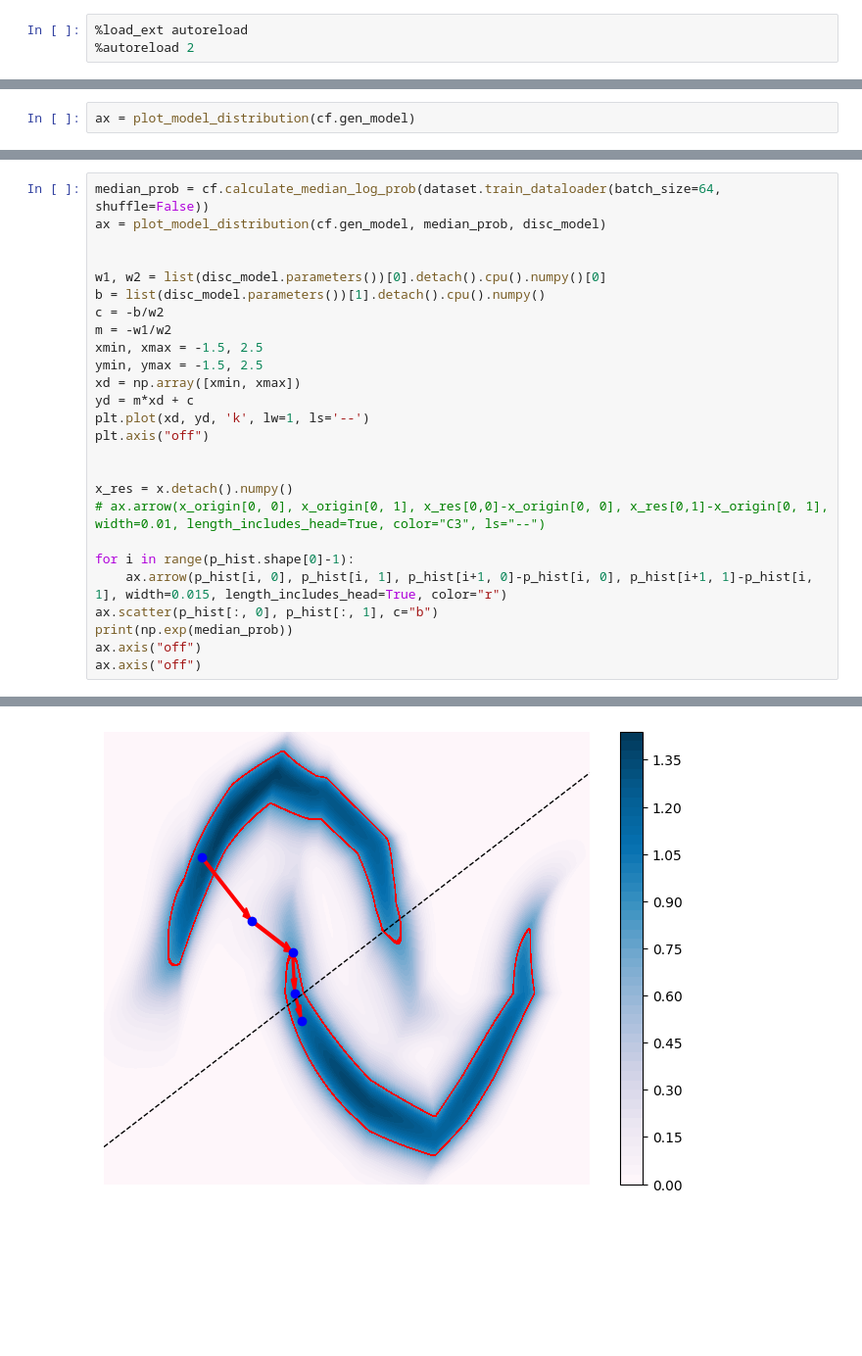
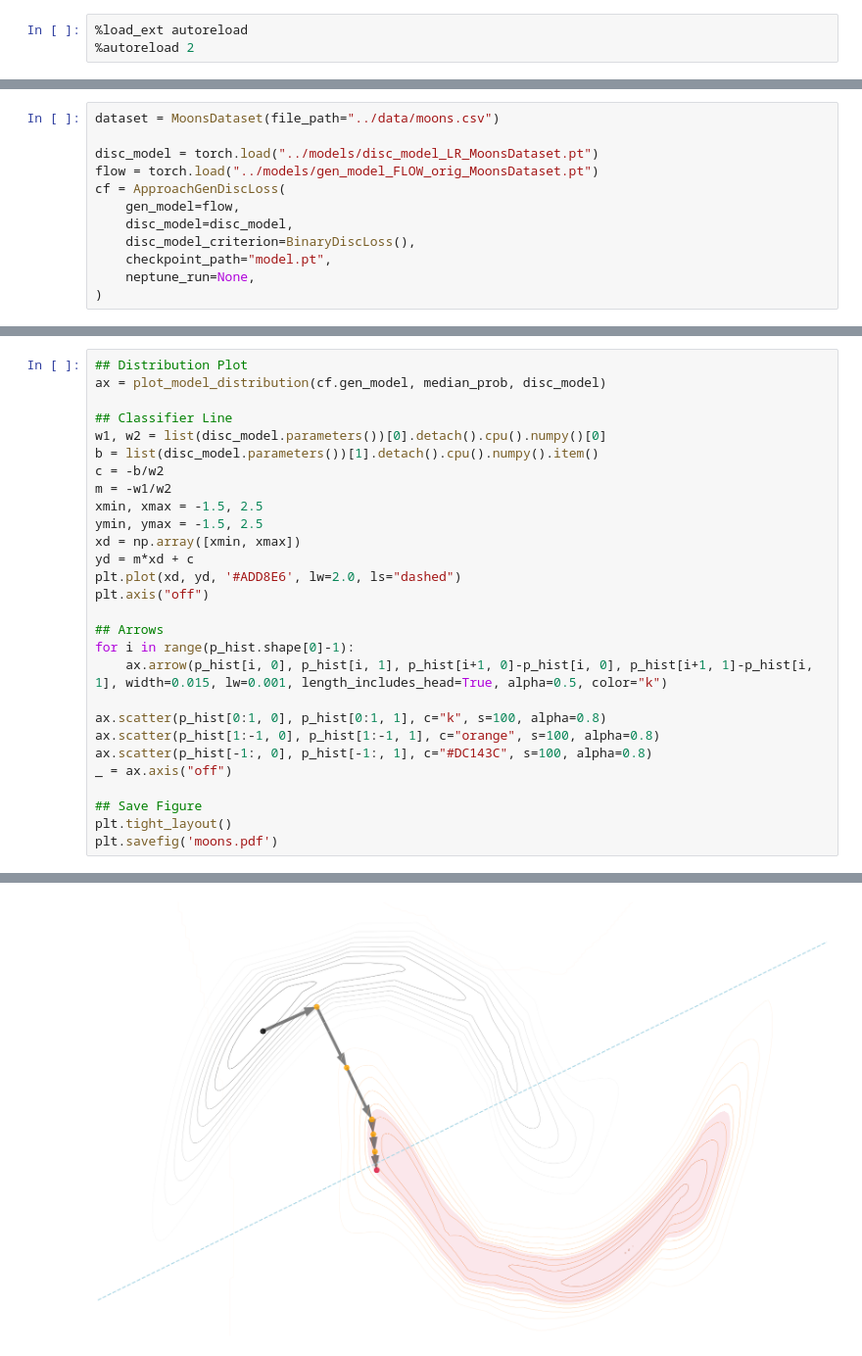
Before and after one commit to ofurman/counterfactuals, a Jupyter notebook: notebooks/visualisation.ipynb, the cells around one changed output, grey strips where cells are left out. Shown at 98% size. Saved outputs shown, nothing was run; the diff lists cells and outputs as text; blank space fills up the shorter version.

Commit message:
Figure 1.

```diff
--- a/notebooks/visualisation.ipynb
+++ b/notebooks/visualisation.ipynb
@@ -59,2 +17,0 @@ cf.train_model(
-# %%
-ax = plot_model_distribution(cf.gen_model)
@@ -63 +43,13 @@ ax = plot_model_distribution(cf.gen_model)
+# %%
+dataset = MoonsDataset(file_path="../data/moons.csv")
+
+disc_model = torch.load("../models/disc_model_LR_MoonsDataset.pt")
+flow = torch.load("../models/gen_model_FLOW_orig_MoonsDataset.pt")
+cf = ApproachGenDiscLoss(
+    gen_model=flow,
+    disc_model=disc_model,
+    disc_model_criterion=BinaryDiscLoss(),
+    checkpoint_path="model.pt",
+    neptune_run=None,
+)
 # %%
@@ -103,27 +98,29 @@ p_hist = np.concatenate(p_hist)
 # %%
-median_prob = cf.calculate_median_log_prob(dataset.train_dataloader(batch_size=64, shuffle=False))
+## Distribution Plot
 ax = plot_model_distribution(cf.gen_model, median_prob, disc_model)
 
-
+## Classifier Line
 w1, w2 = list(disc_model.parameters())[0].detach().cpu().numpy()[0]
-b = list(disc_model.parameters())[1].detach().cpu().numpy()
+b = list(disc_model.parameters())[1].detach().cpu().numpy().item()
 c = -b/w2
 m = -w1/w2
 xmin, xmax = -1.5, 2.5
 ymin, ymax = -1.5, 2.5
 xd = np.array([xmin, xmax])
 yd = m*xd + c
-plt.plot(xd, yd, 'k', lw=1, ls='--')
+plt.plot(xd, yd, '#ADD8E6', lw=2.0, ls="dashed")
 plt.axis("off")
 
+## Arrows
+for i in range(p_hist.shape[0]-1):
+    ax.arrow(p_hist[i, 0], p_hist[i, 1], p_hist[i+1, 0]-p_hist[i, 0], p_hist[i+1, 1]-p_hist[i, 1], width=0.015, lw=0.001, length_includes_head=True, alpha=0.5, color="k")
 
-x_res = x.detach().numpy()
-# ax.arrow(x_origin[0, 0], x_origin[0, 1], x_res[0,0]-x_origin[0, 0], x_res[0,1]-x_origin[0, 1], width=0.01, length_includes_head=True, color="C3", ls="--")
+ax.scatter(p_hist[0:1, 0], p_hist[0:1, 1], c="k", s=100, alpha=0.8)
+ax.scatter(p_hist[1:-1, 0], p_hist[1:-1, 1], c="orange", s=100, alpha=0.8)
+ax.scatter(p_hist[-1:, 0], p_hist[-1:, 1], c="#DC143C", s=100, alpha=0.8)
+_ = ax.axis("off")
 
-for i in range(p_hist.shape[0]-1):
-    ax.arrow(p_hist[i, 0], p_hist[i, 1], p_hist[i+1, 0]-p_hist[i, 0], p_hist[i+1, 1]-p_hist[i, 1], width=0.015, length_includes_head=True, color="r")
-ax.scatter(p_hist[:, 0], p_hist[:, 1], c="b")
-print(np.exp(median_prob))
-ax.axis("off")
-ax.axis("off")
+## Save Figure
+plt.tight_layout()
+plt.savefig('moons.pdf')
 # %% [output]
@@ -132 +127 @@ ax.axis("off")
-[figure, old version]
+[figure, new version]
```
Also changed, not shown: parts of 12 cells of this notebook.
